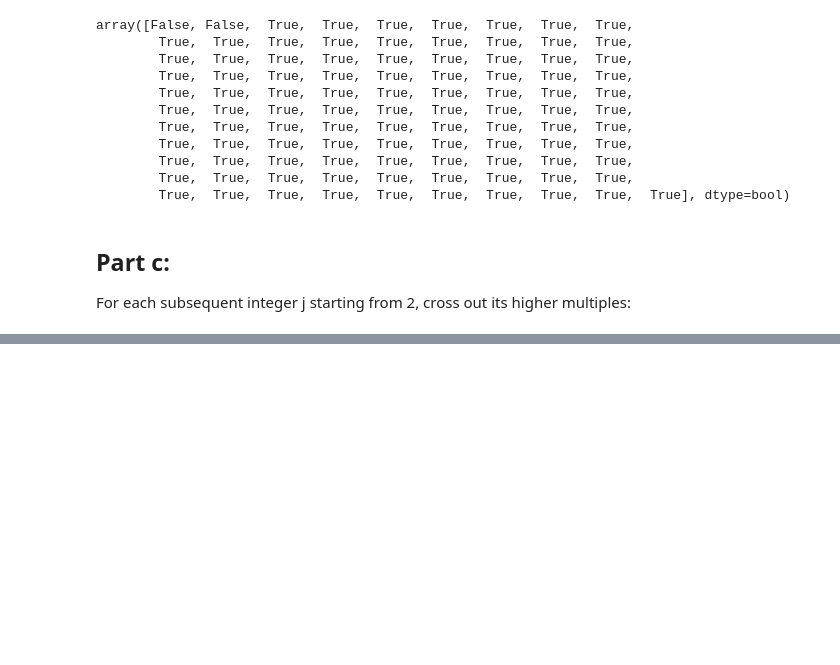
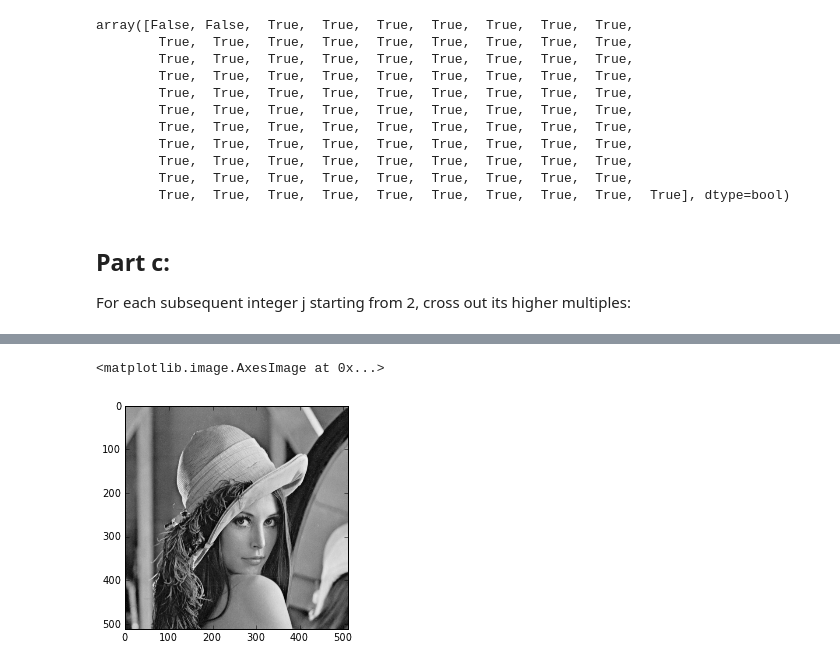
Before and after one commit to ssteeper/PHYS-202-13, a Jupyter notebook: week2/numpy ex1.ipynb, the cells around one changed output, grey strips where cells are left out. Drawn from its saved outputs; the diff is of its cells as text; code cells hidden in the pictures; blank space fills up the shorter version.

```diff
--- a/week2/numpy ex1.ipynb
+++ b/week2/numpy ex1.ipynb
@@ -129,0 +216,5 @@ For each subsequent integer j starting from 2, cross out its higher multiples:
+# %%
+imshow(lena, cmap=cm.gray)
+# %% [output]
+<matplotlib.image.AxesImage at 0x...>
+[figure, added]
```
Also changed, not shown: parts of 27 cells of this notebook, 4 other files.
